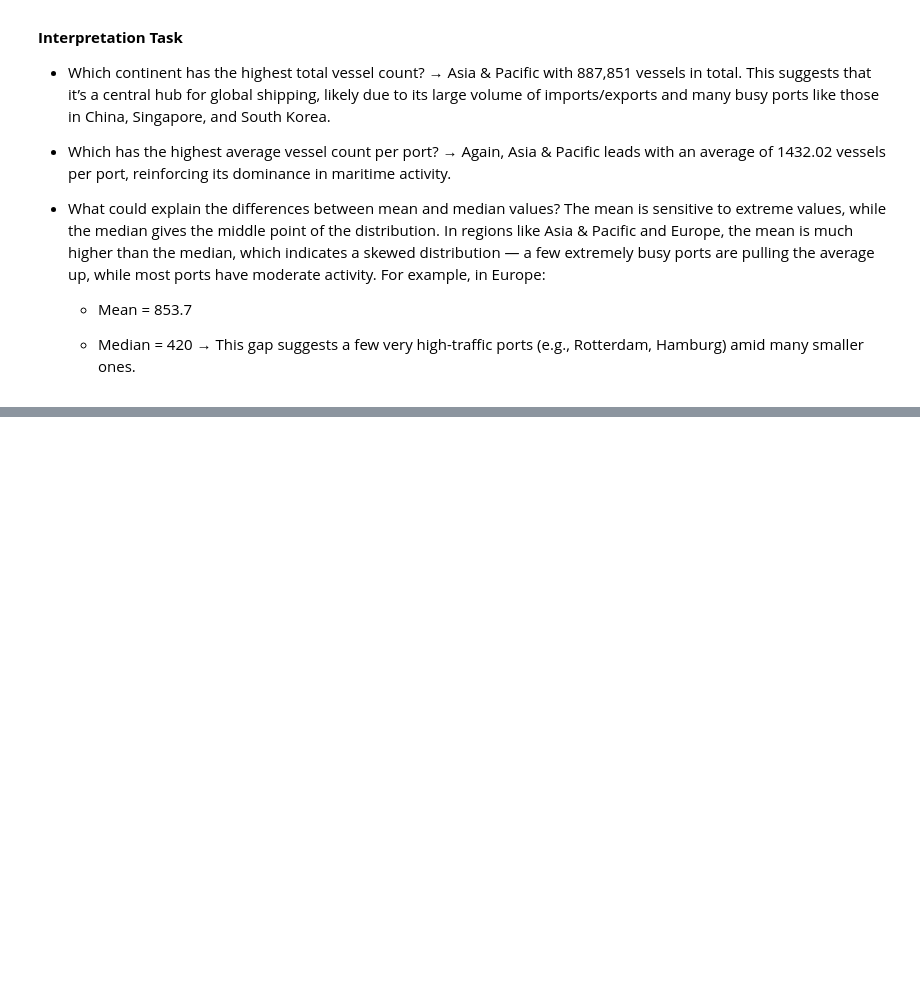
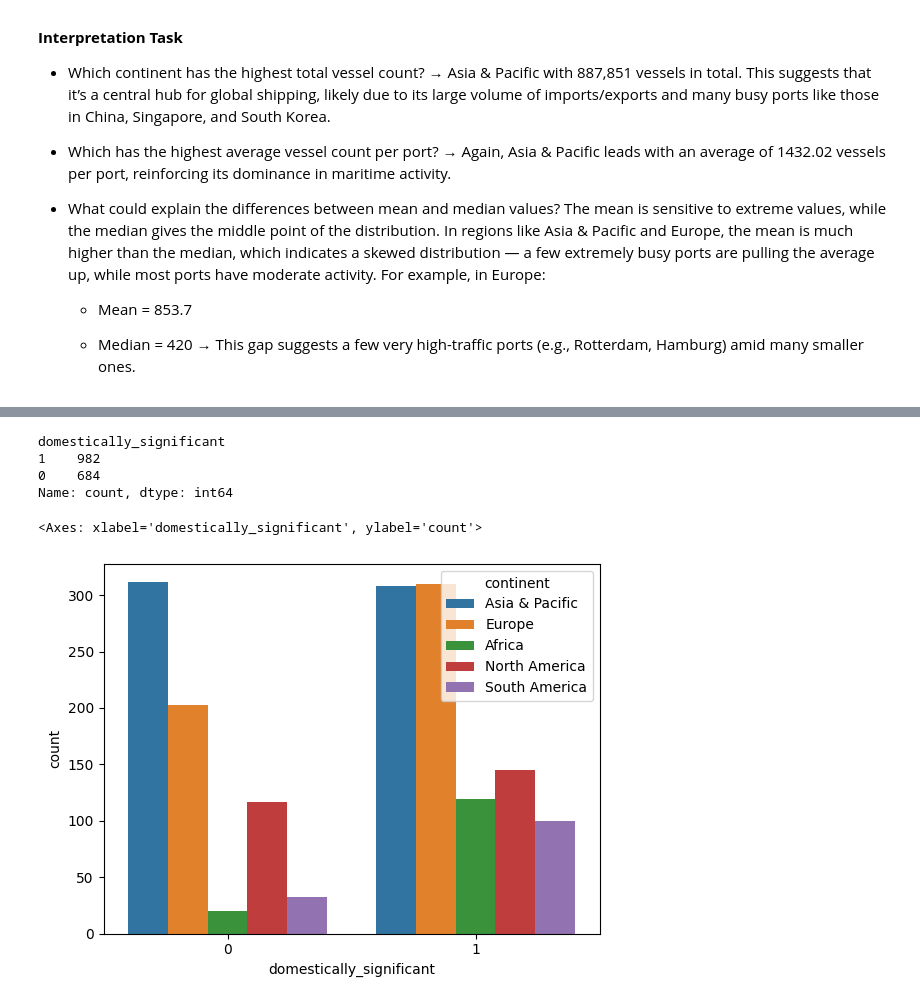
Before and after one commit to racc0909/techacademy_ports, a Jupyter notebook: solution.ipynb, the cells around one changed output, grey strips where cells are left out. Cells and saved outputs as stored; diff of their text form; code cells hidden in the pictures; blank space fills up the shorter version.

Commit message:
add domestically significant sol

```diff
--- a/solution.ipynb
+++ b/solution.ipynb
@@ -248,0 +251,5 @@ For example, in Europe:
+# %%
+ports["domestically_significant"] = 0
+ports.loc[ports["share_country_maritime_import"] > 0.8, "domestically_significant"] = 1
+# Check the results
+ports[["share_country_maritime_import", "domestically_significant"]].head(10)
@@ -248,0 +268,15 @@ For example, in Europe:
+# %%
+# Count
+ports["domestically_significant"].value_counts()
+
+# So 982 singnificant ports and 684 none
+# %% [output]
+domestically_significant
+1    982
+0    684
+Name: count, dtype: int64
+# %%
+sns.countplot(ports, x = "domestically_significant", hue="continent")
+# %% [output]
+<Axes: xlabel='domestically_significant', ylabel='count'>
+[figure, added]
```
Also changed, not shown: parts of 2 cells of this notebook, 1 other file.
